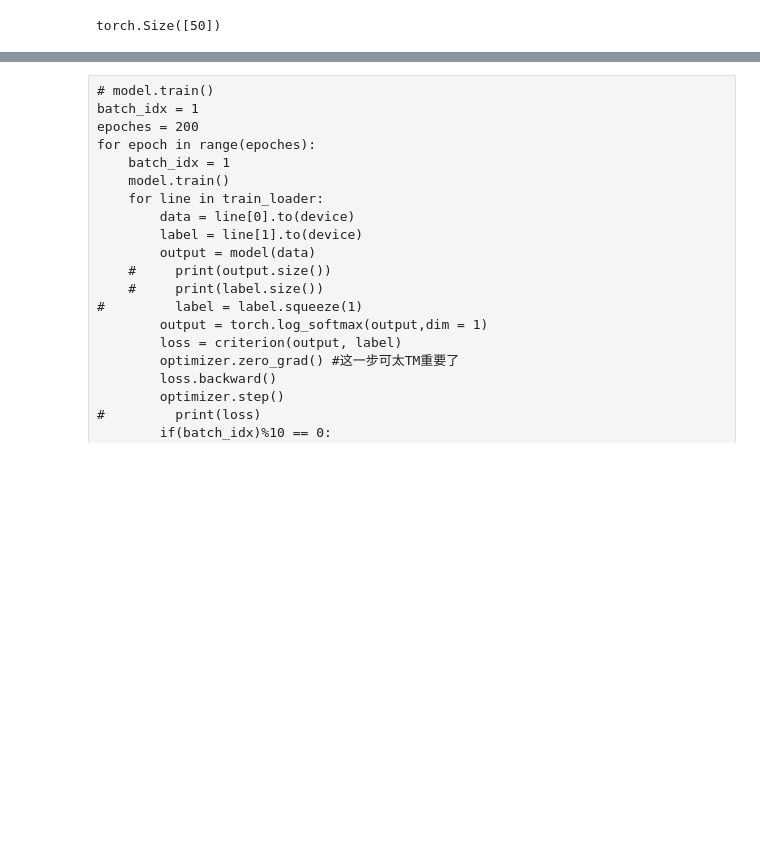
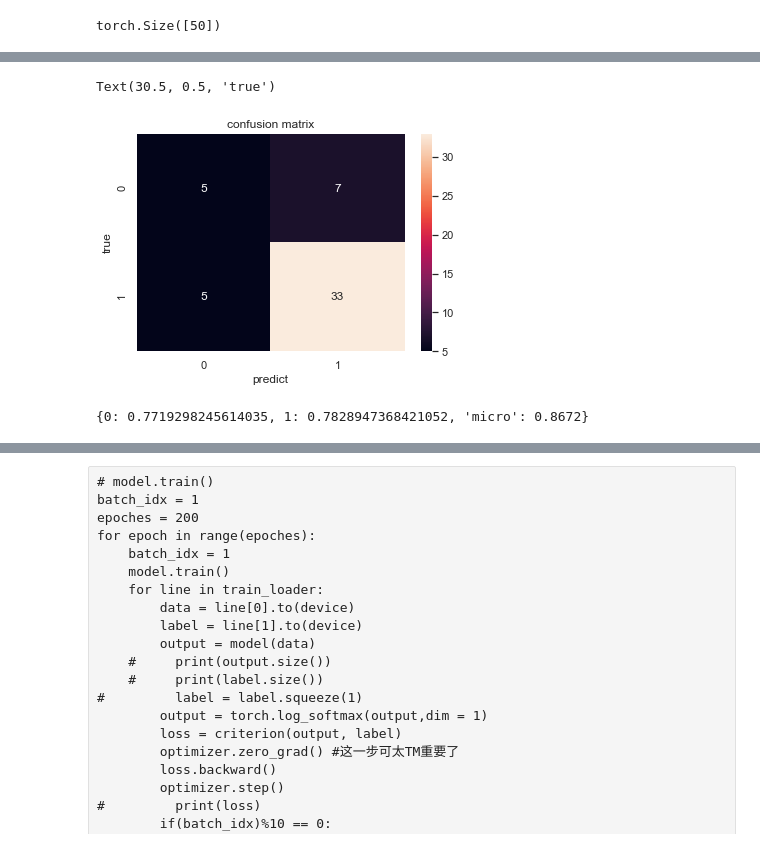
Before and after one commit to mettsss/MILA_FINAL, a Jupyter notebook: Final_Project/Final test.ipynb, the cells around one changed output, grey strips where cells are left out. Cells and saved outputs as stored; diff of their text form; code cells hidden in the pictures; blank space fills up the shorter version.

```diff
--- a/Final_Project/Final test.ipynb
+++ b/Final_Project/Final test.ipynb
@@ -200,0 +186,2 @@ Accuracy of the network on the 50 test images: 68.0 %
+# %%
+model = torch.load('GhostNet.pkl')
@@ -200,0 +195,18 @@ Accuracy of the network on the 50 test images: 68.0 %
+# %%
+predicted_digit = model(test_data.cuda())
+# %%
+_, predicted = torch.max(predicted_digit, 1)
+# %%
+from sklearn.metrics import confusion_matrix
+C = confusion_matrix(test_label, predicted.cpu())
+# %%
+import seaborn as sns
+sns.set()
+f,ax=plt.subplots()
+sns.heatmap(C,annot=True,ax=ax) #画热力图
+ax.set_title('confusion matrix') #标题
+ax.set_xlabel('predict') #x轴
+ax.set_ylabel('true') #y轴
+# %% [output]
+Text(30.5, 0.5, 'true')
+[figure, added]
@@ -200,0 +228,4 @@ Accuracy of the network on the 50 test images: 68.0 %
+# %%
+roc_auc
+# %% [output]
+{0: 0.7719298245614035, 1: 0.7828947368421052, 'micro': 0.8672}
```
Also changed, not shown: parts of 7 cells of this notebook, 1 other file.
